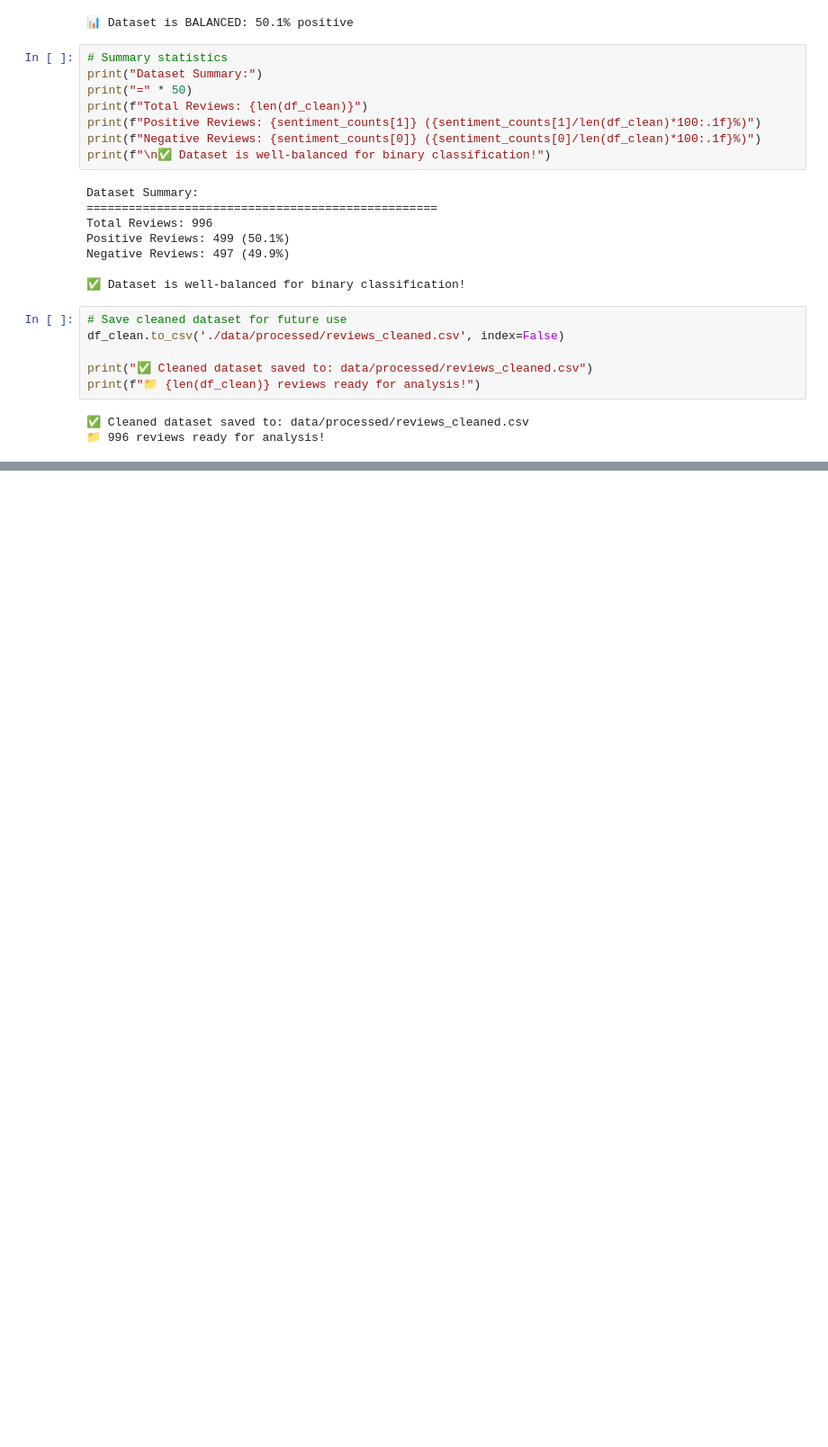
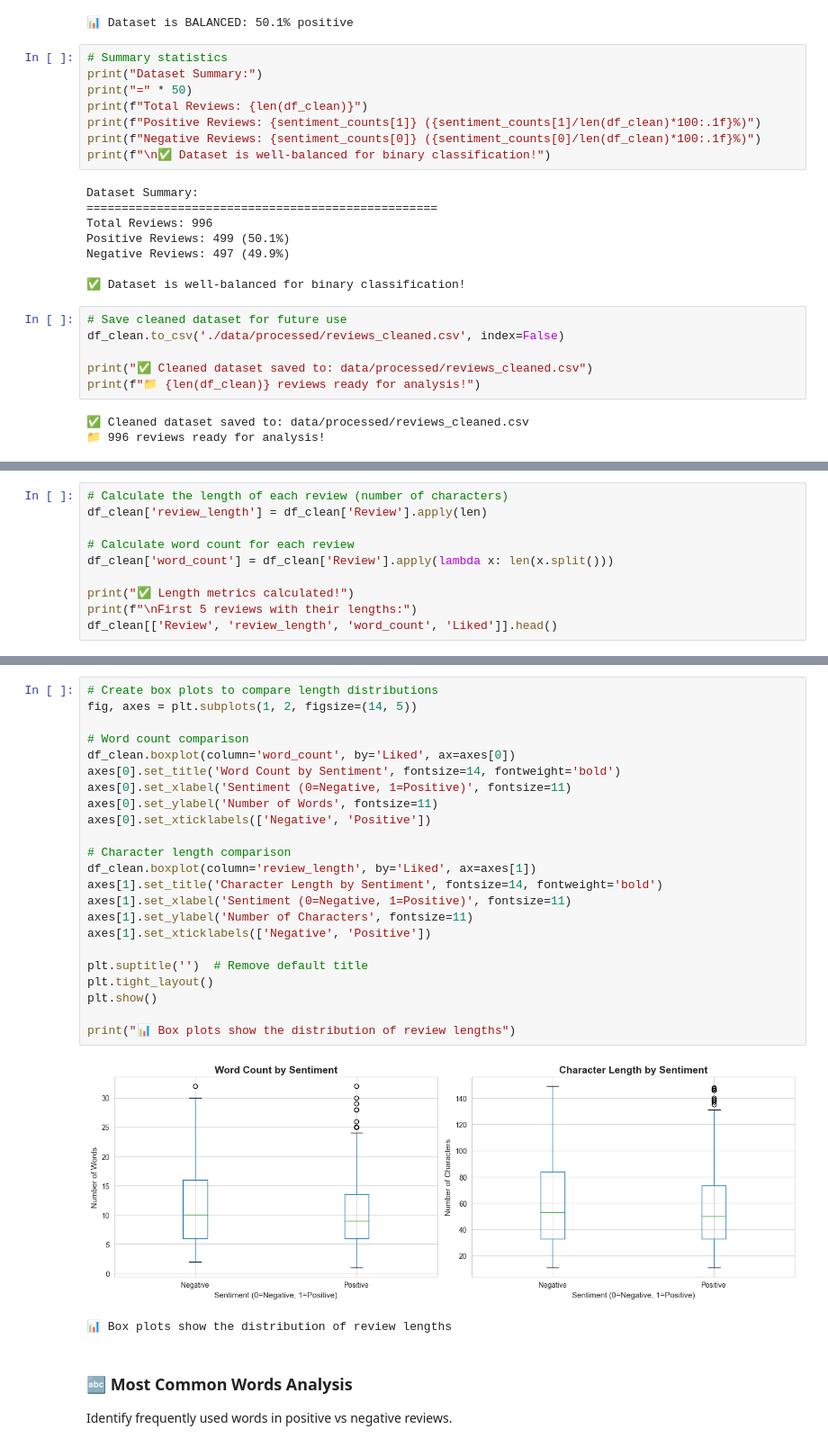
Before and after one commit to Akakinad/restaurant-sentiment-analysis, a Jupyter notebook: notebooks/01_data_exploration.ipynb, the cells around one changed output, grey strips where cells are left out. Shown at 90% size. Cells and saved outputs as stored; diff of their text form; blank space fills up the shorter version.

Commit message:
Complete EDA with visualizations and text analysis

```diff
--- a/notebooks/01_data_exploration.ipynb
+++ b/notebooks/01_data_exploration.ipynb
@@ -235,0 +244,10 @@ print(f"📁 {len(df_clean)} reviews ready for analysis!")
+# %%
+# Calculate the length of each review (number of characters)
+df_clean['review_length'] = df_clean['Review'].apply(len)
+
+# Calculate word count for each review
+df_clean['word_count'] = df_clean['Review'].apply(lambda x: len(x.split()))
+
+print("✅ Length metrics calculated!")
+print(f"\nFirst 5 reviews with their lengths:")
+df_clean[['Review', 'review_length', 'word_count', 'Liked']].head()
@@ -235,0 +290,30 @@ print(f"📁 {len(df_clean)} reviews ready for analysis!")
+# %%
+# Create box plots to compare length distributions
+fig, axes = plt.subplots(1, 2, figsize=(14, 5))
+
+# Word count comparison
+df_clean.boxplot(column='word_count', by='Liked', ax=axes[0])
+axes[0].set_title('Word Count by Sentiment', fontsize=14, fontweight='bold')
+axes[0].set_xlabel('Sentiment (0=Negative, 1=Positive)', fontsize=11)
+axes[0].set_ylabel('Number of Words', fontsize=11)
+axes[0].set_xticklabels(['Negative', 'Positive'])
+
+# Character length comparison
+df_clean.boxplot(column='review_length', by='Liked', ax=axes[1])
+axes[1].set_title('Character Length by Sentiment', fontsize=14, fontweight='bold')
+axes[1].set_xlabel('Sentiment (0=Negative, 1=Positive)', fontsize=11)
+axes[1].set_ylabel('Number of Characters', fontsize=11)
+axes[1].set_xticklabels(['Negative', 'Positive'])
+
+plt.suptitle('')  # Remove default title
+plt.tight_layout()
+plt.show()
+
+print("📊 Box plots show the distribution of review lengths")
+# %% [output]
+[figure, added]
+📊 Box plots show the distribution of review lengths
+# %% [markdown]
+### 🔤 Most Common Words Analysis
+
+Identify frequently used words in positive vs negative reviews.
```
Also changed, not shown: parts of 16 cells of this notebook.
